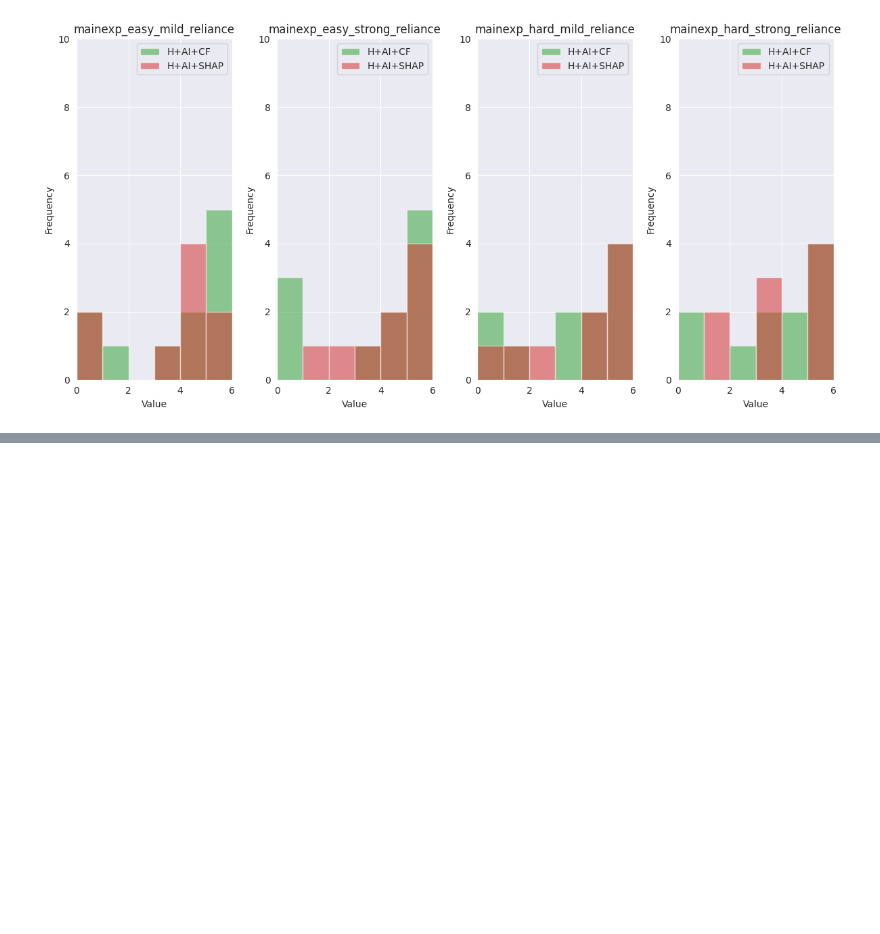
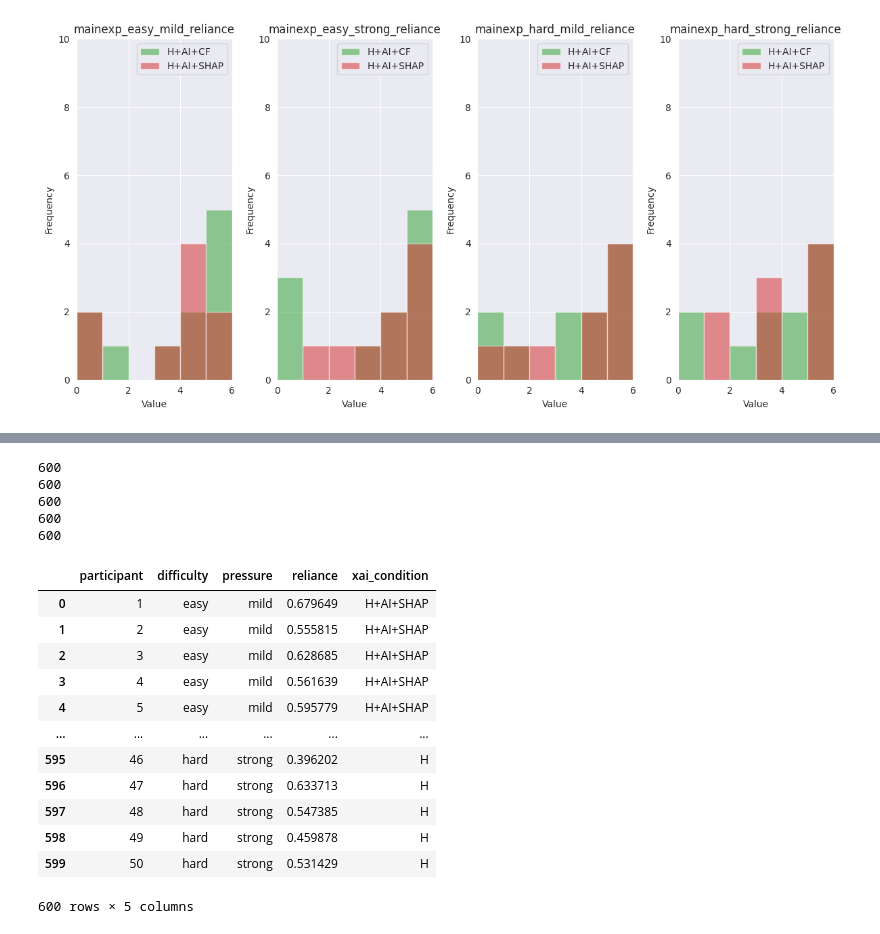
Before and after one commit to jules-leguy/xaipatimg, a Jupyter notebook: notebooks/results_analysis/02.01_db3.1.0_expv1.ipynb, the cells around one changed output, grey strips where cells are left out. Drawn from its saved outputs; the diff is of its cells as text; code cells hidden in the pictures; blank space fills up the shorter version.

```diff
--- a/notebooks/results_analysis/02.01_db3.1.0_expv1.ipynb
+++ b/notebooks/results_analysis/02.01_db3.1.0_expv1.ipynb
@@ -1046,0 +1233,30 @@ plot_grouped_histograms(declared_xai_reliance_plot_data, xlim=(0, 6), ylim=(0, 1
+# %%
+df = create_df()
+# df["participant"] = df["participant"].astype("category")
+df["pressure"] = df["pressure"].astype("category")
+df["difficulty"] = df["difficulty"].astype("category")
+df["xai_condition"] = df["xai_condition"].astype("category")
+
+df["pressure"] = pd.Categorical(
+    df["pressure"],
+    categories=["mild", "strong"],
+    ordered=True
+)
+
+df["difficulty"] = pd.Categorical(
+    df["difficulty"],
+    categories=["easy", "hard"],
+    ordered=True
+)
+
+df["xai_condition"] = pd.Categorical(
+    df["xai_condition"],
+    categories=["H", "H+AI+CF", "H+AI+SHAP"],
+    ordered=False
+)
+# %% [output]
+600
+600
+600
+600
+600
@@ -1046,0 +1274,16 @@ plot_grouped_histograms(declared_xai_reliance_plot_data, xlim=(0, 6), ylim=(0, 1
+# %%
+df
+# %% [output]
+|  | participant | difficulty | pressure | reliance | xai_condition |
+| 0 | 1 | easy | mild | 0.679649 | H+AI+SHAP |
+| 1 | 2 | easy | mild | 0.555815 | H+AI+SHAP |
+| 2 | 3 | easy | mild | 0.628685 | H+AI+SHAP |
+| 3 | 4 | easy | mild | 0.561639 | H+AI+SHAP |
+| 4 | 5 | easy | mild | 0.595779 | H+AI+SHAP |
+| ... | ... | ... | ... | ... | ... |
+| 595 | 46 | hard | strong | 0.396202 | H |
+| 596 | 47 | hard | strong | 0.633713 | H |
+| 597 | 48 | hard | strong | 0.547385 | H |
+| 598 | 49 | hard | strong | 0.459878 | H |
+| 599 | 50 | hard | strong | 0.531429 | H |
+600 rows × 5 columns
```
Also changed, not shown: parts of 23 cells of this notebook, 3 other files.
